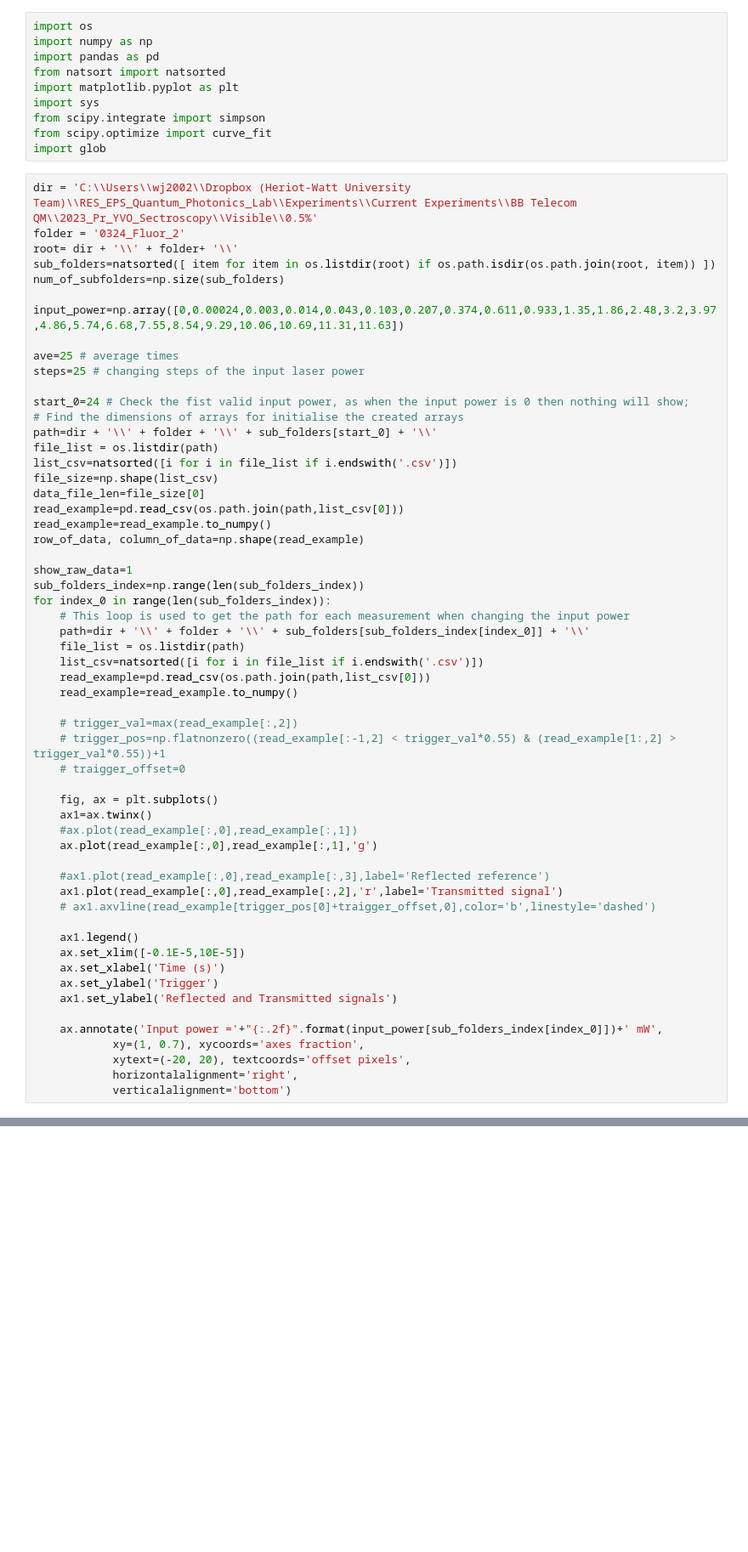
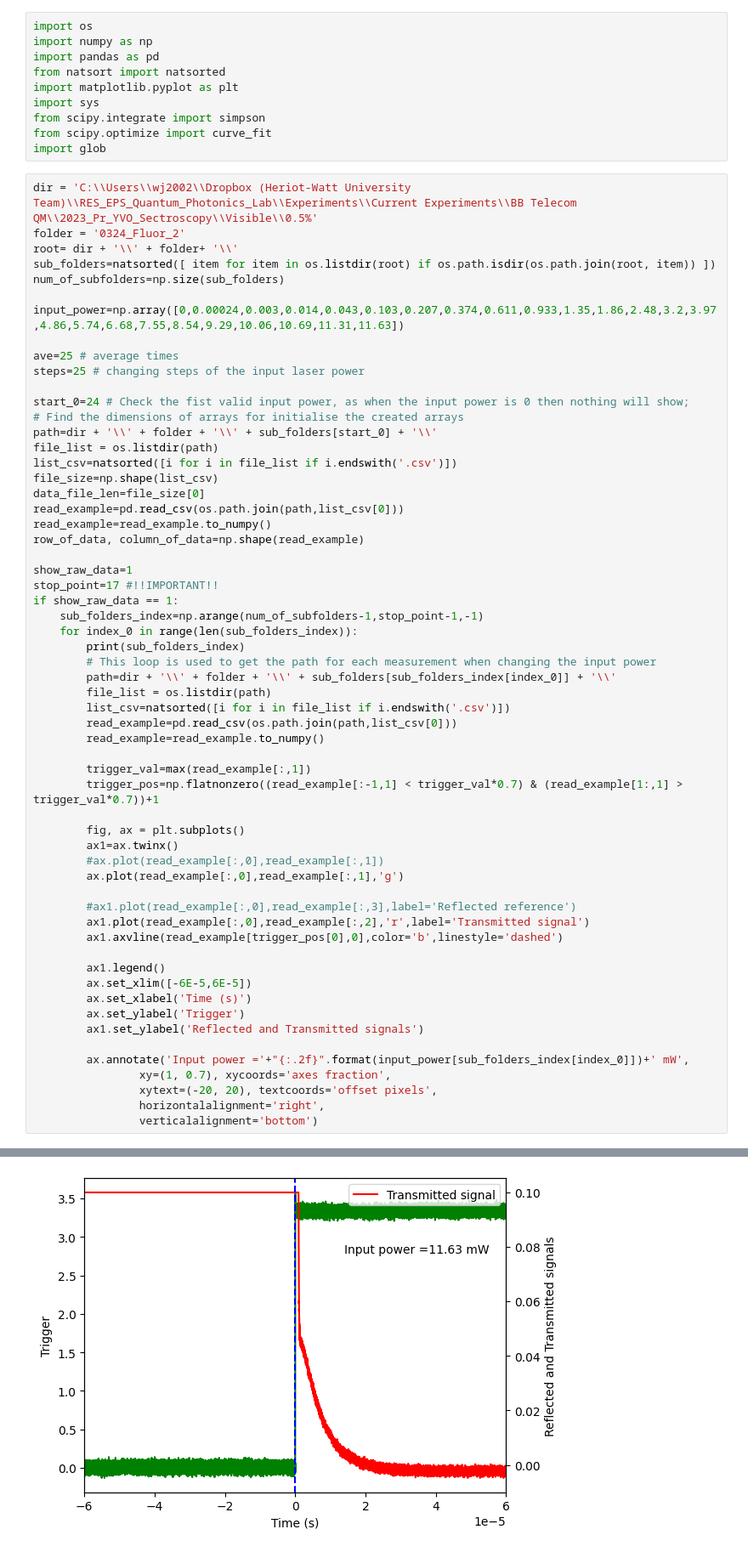
Before and after one commit to JUOM2016/Data-processing, a Jupyter notebook: 20230327_T1.ipynb, the cells around one changed output, grey strips where cells are left out. Shown: that part at 85% size. Saved outputs shown, nothing was run; the diff lists cells and outputs as text; blank space fills up the shorter version.

```diff
--- a/20230327_T1.ipynb
+++ b/20230327_T1.ipynb
@@ -47,37 +47,39 @@ read_example=read_example.to_numpy()
 row_of_data, column_of_data=np.shape(read_example)
 
 show_raw_data=1
-sub_folders_index=np.range(len(sub_folders_index))
-for index_0 in range(len(sub_folders_index)):
-    # This loop is used to get the path for each measurement when changing the input power
-    path=dir + '\\' + folder + '\\' + sub_folders[sub_folders_index[index_0]] + '\\'
-    file_list = os.listdir(path)
-    list_csv=natsorted([i for i in file_list if i.endswith('.csv')])
-    read_example=pd.read_csv(os.path.join(path,list_csv[0]))
-    read_example=read_example.to_numpy()
+stop_point=17 #!!IMPORTANT!!
+if show_raw_data == 1:
+    sub_folders_index=np.arange(num_of_subfolders-1,stop_point-1,-1)
+    for index_0 in range(len(sub_folders_index)):
+        print(sub_folders_index)
+        # This loop is used to get the path for each measurement when changing the input power
+        path=dir + '\\' + folder + '\\' + sub_folders[sub_folders_index[index_0]] + '\\'
+        file_list = os.listdir(path)
+        list_csv=natsorted([i for i in file_list if i.endswith('.csv')])
+        read_example=pd.read_csv(os.path.join(path,list_csv[0]))
+        read_example=read_example.to_numpy()
 
-    # trigger_val=max(read_example[:,2])
-    # trigger_pos=np.flatnonzero((read_example[:-1,2] < trigger_val*0.55) & (read_example[1:,2] > trigger_val*0.55))+1
-    # traigger_offset=0
+        trigger_val=max(read_example[:,1])
+        trigger_pos=np.flatnonzero((read_example[:-1,1] < trigger_val*0.7) & (read_example[1:,1] > trigger_val*0.7))+1
 
-    fig, ax = plt.subplots()
-    ax1=ax.twinx()
-    #ax.plot(read_example[:,0],read_example[:,1])
-    ax.plot(read_example[:,0],read_example[:,1],'g')
+        fig, ax = plt.subplots()
+        ax1=ax.twinx()
+        #ax.plot(read_example[:,0],read_example[:,1])
+        ax.plot(read_example[:,0],read_example[:,1],'g')
 
-    #ax1.plot(read_example[:,0],read_example[:,3],label='Reflected reference')
-    ax1.plot(read_example[:,0],read_example[:,2],'r',label='Transmitted signal')
-    # ax1.axvline(read_example[trigger_pos[0]+traigger_offset,0],color='b',linestyle='dashed')
+        #ax1.plot(read_example[:,0],read_example[:,3],label='Reflected reference')
+        ax1.plot(read_example[:,0],read_example[:,2],'r',label='Transmitted signal')
+        ax1.axvline(read_example[trigger_pos[0],0],color='b',linestyle='dashed')
 
-    ax1.legend()
-    ax.set_xlim([-0.1E-5,10E-5])
-    ax.set_xlabel('Time (s)')
-    ax.set_ylabel('Trigger')
-    ax1.set_ylabel('Reflected and Transmitted signals')
+        ax1.legend()
+        ax.set_xlim([-6E-5,6E-5])
+        ax.set_xlabel('Time (s)')
+        ax.set_ylabel('Trigger')
+        ax1.set_ylabel('Reflected and Transmitted signals')
 
-    ax.annotate('Input power ='+"{:.2f}".format(input_power[sub_folders_index[index_0]])+' mW',
-            xy=(1, 0.7), xycoords='axes fraction',
-            xytext=(-20, 20), textcoords='offset pixels',
-            horizontalalignment='right',
-            verticalalignment='bottom')
+        ax.annotate('Input power ='+"{:.2f}".format(input_power[sub_folders_index[index_0]])+' mW',
+                xy=(1, 0.7), xycoords='axes fraction',
+                xytext=(-20, 20), textcoords='offset pixels',
+                horizontalalignment='right',
+                verticalalignment='bottom')
 # %% [output]
@@ -84,0 +94 @@ KeyboardInterrupt:
+[figure, added]
```
Also changed, not shown: parts of 4 cells of this notebook.
